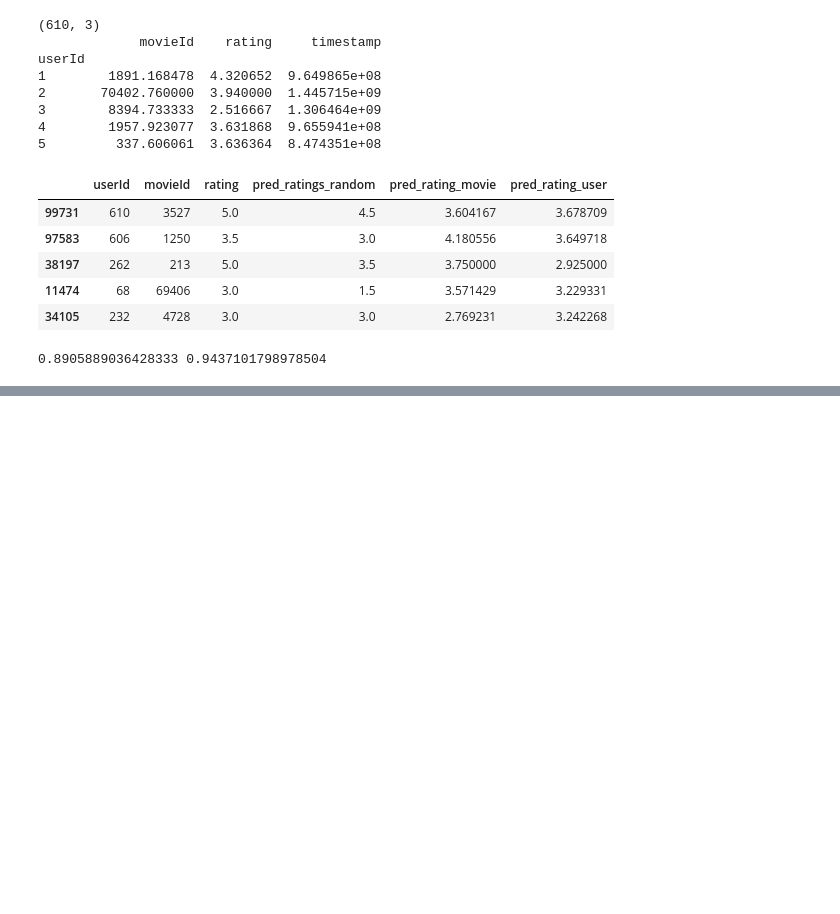
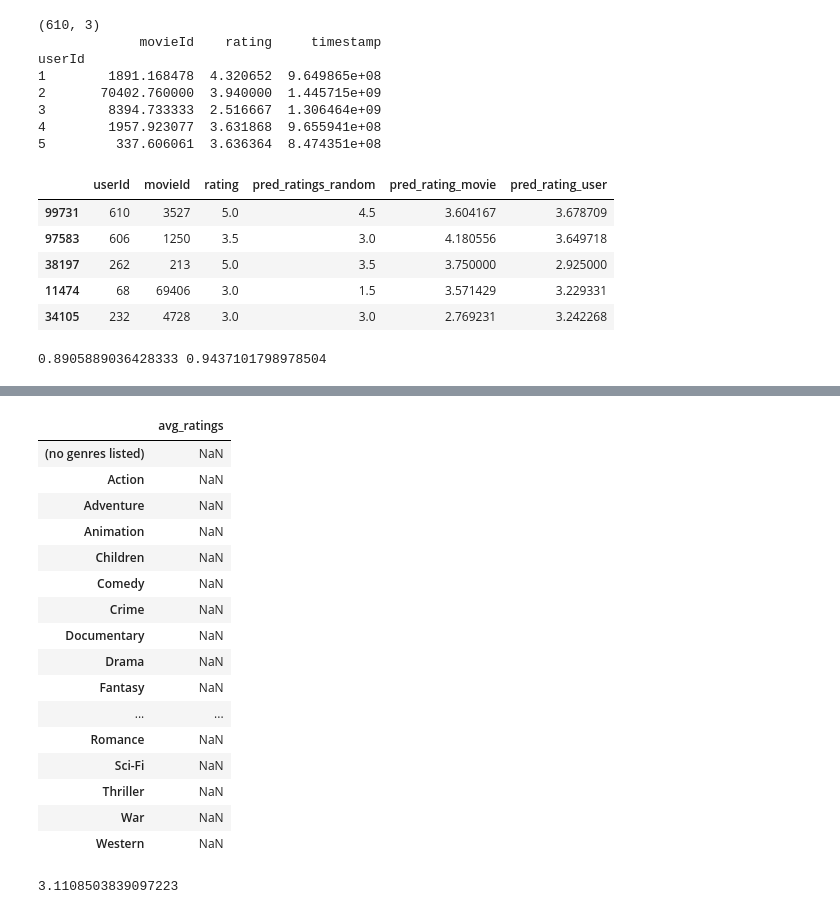
Before and after one commit to Vaycold/Vaycold, a Jupyter notebook: Recommend_Algorithm/간단한 추천시스템 만들기.ipynb, the cells around one changed output, grey strips where cells are left out. Drawn from its saved outputs; the diff is of its cells as text; code cells hidden in the pictures; blank space fills up the shorter version.

```diff
--- a/Recommend_Algorithm/간단한 추천시스템 만들기.ipynb
+++ b/Recommend_Algorithm/간단한 추천시스템 만들기.ipynb
@@ -533,0 +603,41 @@ print(mse, rmse)
+# %%
+# genres_df에서 해당 장르가 포함된 모든 영화 index를 가져와서, 해당 영화의 유저 평균 평점의 평균을 구한다
+# 그 후 장르 평균 평점으로 활용한다
+
+genres_avg_ratings_df = pd.DataFrame(
+    data = None,
+    index = genres_df.columns,
+    columns = ['avg_ratings']
+)
+
+genres_avg_ratings_df
+# %% [output]
+|  | avg_ratings |
+| (no genres listed) | NaN |
+| Action | NaN |
+| Adventure | NaN |
+| Animation | NaN |
+| Children | NaN |
+| Comedy | NaN |
+| Crime | NaN |
+| Documentary | NaN |
+| Drama | NaN |
+| Fantasy | NaN |
+| ... | ... |
+| Romance | NaN |
+| Sci-Fi | NaN |
+| Thriller | NaN |
+| War | NaN |
+| Western | NaN |
+# %%
+# 코드 하나하나 분해해서 확인해보자.
+# Action 영화를 예로 들어보자
+genres_df['Action'] #이렇게 실행했을 경우 get_dummies를 이용하였기 때문에 action인 영화는 1로 표시가 된다.
+genres_df['Action'].isin([1]) # Action이냐? 라는 의미는 1이냐? 했을 때 True값인 영화만 긁어오면 되는 것과 같은 의미가 된다.
+genres_df[genres_df['Action'].isin([1])] # 이제 genres_df에서 저 조건에 True값인 애들만 가져오게 됨, 즉 action 영화가 1인 것들만 가져오게됨
+genres_df[genres_df['Action'].isin([1])].index # 이 식의 인덱스 값은 action 영화에 해당되는 영화들의 id임
+train_movie_avg_ratings_df.loc[genres_df[genres_df['Action'].isin([1])].index] # 영화평균평점 무비에서 genres_df에 해당되는 영화를 찾는 식임. 즉 다시 말하면 액션영화들의 평균평점이 나옴
+train_movie_avg_ratings_df.loc[genres_df[genres_df['Action'].isin([1])].index].mean() # 이 값들의 다시 평균을 구한다 즉 action 영화는 평균평점이 3.11점이라는 의미
+# 이제 이 나온 값을 기존에 만들었던 데이터 프레임에 넣는 알고리즘
+# %% [output]
+3.1108503839097223
```
Also changed, not shown: parts of 8 cells of this notebook.
